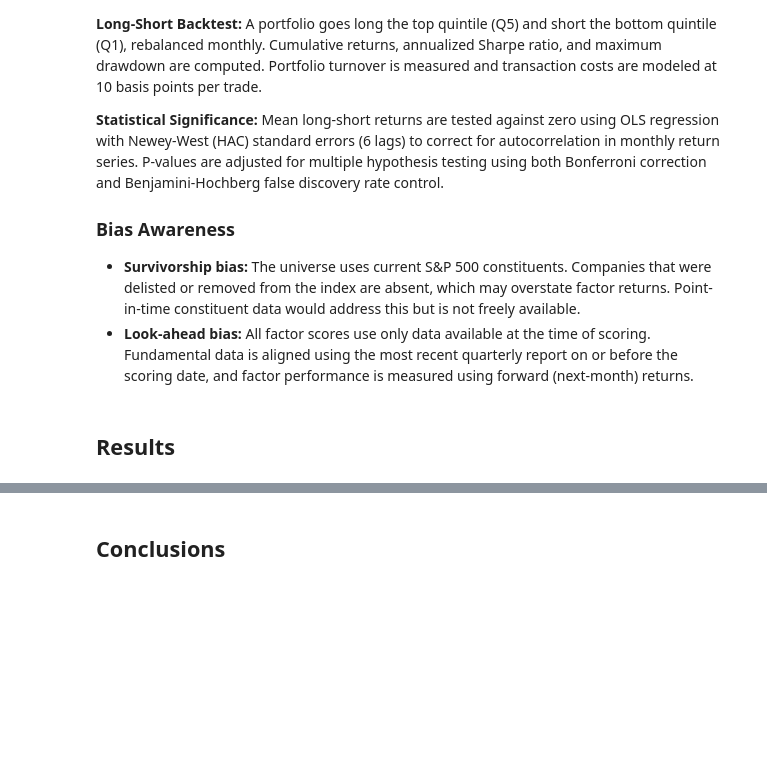
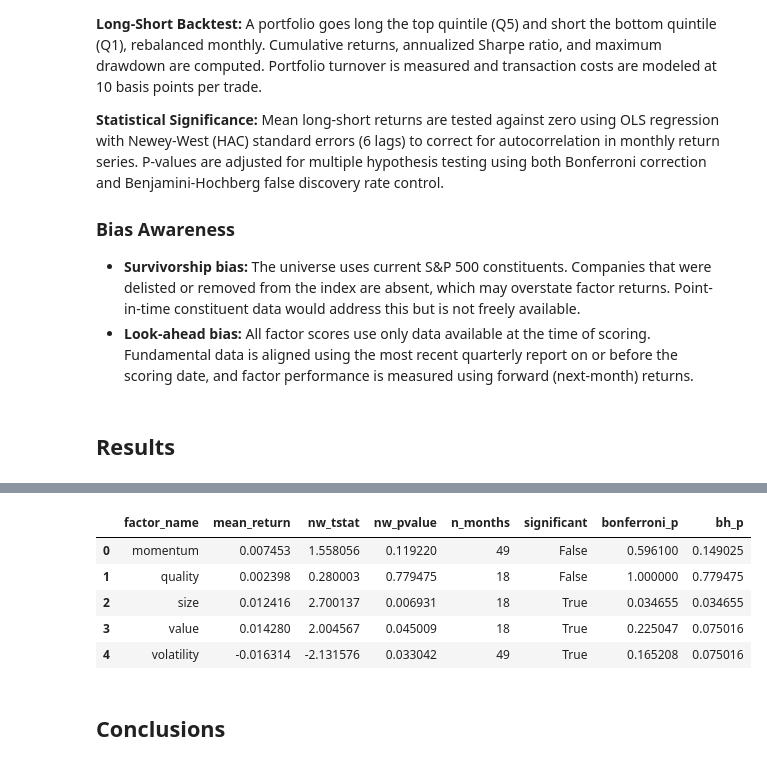
Before and after one commit to Tony-Steiner/factor-research-platform, a Jupyter notebook: notebooks/research_report.ipynb, the cells around one changed output, grey strips where cells are left out. Drawn from its saved outputs; the diff is of its cells as text; code cells hidden in the pictures; blank space fills up the shorter version.

```diff
--- a/notebooks/research_report.ipynb
+++ b/notebooks/research_report.ipynb
@@ -51,2 +130,14 @@ from analysis.correlation_analysis import compute_factor_correlations, plot_corr
+# %%
+from analysis.factor_evaluation import compute_significance
+
+df_s =compute_significance(engine)
+df_s
+# %% [output]
+|  | factor_name | mean_return | nw_tstat | nw_pvalue | n_months | significant | bonferroni_p | bh_p |
+| 0 | momentum | 0.007453 | 1.558056 | 0.119220 | 49 | False | 0.596100 | 0.149025 |
+| 1 | quality | 0.002398 | 0.280003 | 0.779475 | 18 | False | 1.000000 | 0.779475 |
+| 2 | size | 0.012416 | 2.700137 | 0.006931 | 18 | True | 0.034655 | 0.034655 |
+| 3 | value | 0.014280 | 2.004567 | 0.045009 | 18 | True | 0.225047 | 0.075016 |
+| 4 | volatility | -0.016314 | -2.131576 | 0.033042 | 49 | True | 0.165208 | 0.075016 |
 # %% [markdown]
 ## Conclusions
```
Also changed, not shown: parts of 13 cells of this notebook, 9 other files.
